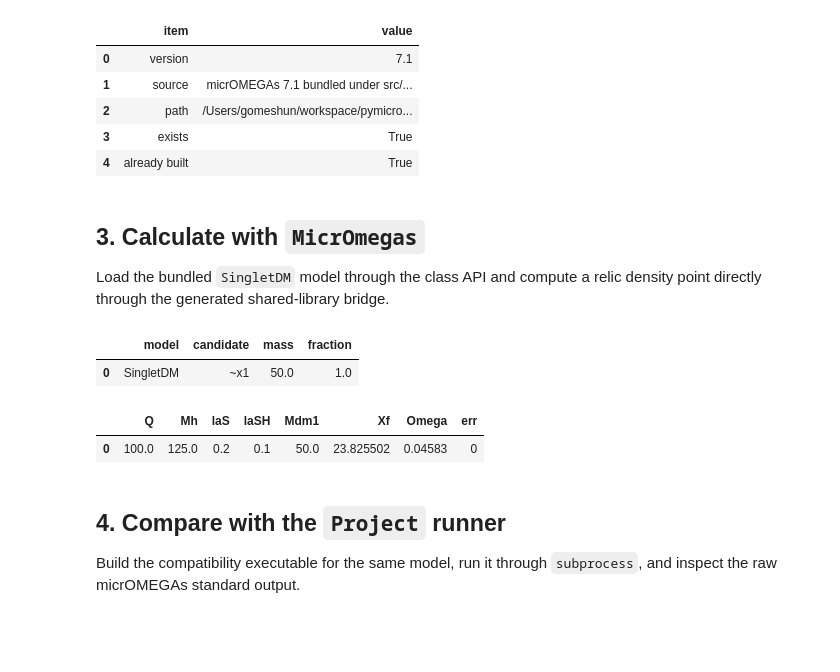
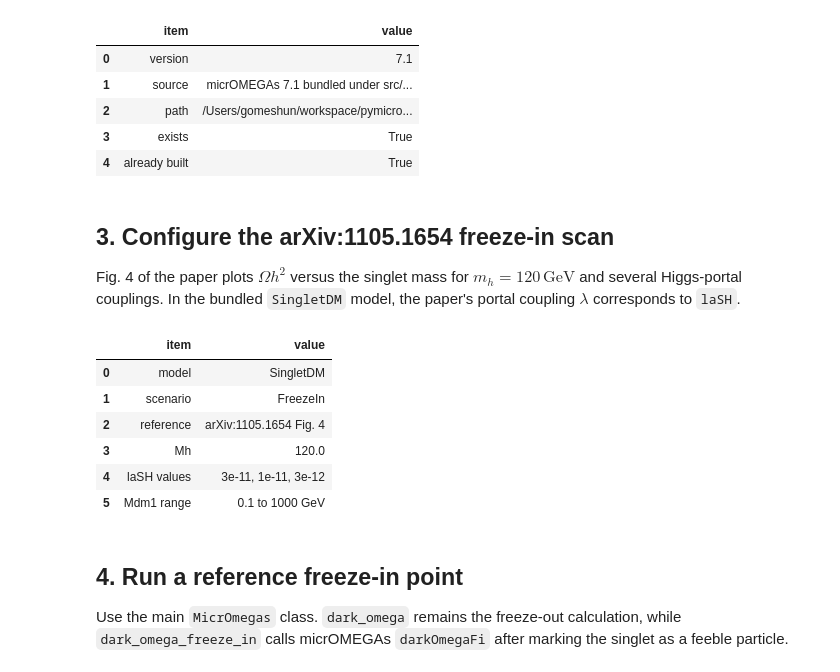
Before and after one commit to gomeshun/pymicromegas, a Jupyter notebook: notebooks/micromegas_demo.ipynb, the cells around one changed output. Cells and saved outputs as stored; diff of their text form; code cells hidden in the pictures; blank space fills up the shorter version.

```diff
--- a/notebooks/micromegas_demo.ipynb
+++ b/notebooks/micromegas_demo.ipynb
@@ -125,47 +125,51 @@ if not micromegas_dir.is_dir():
 | 3 | exists | True |
 | 4 | already built | True |
 # %% [markdown]
-## 3. Calculate with `MicrOmegas`
+## 3. Configure the arXiv:1105.1654 freeze-in scan
 
-Load the bundled `SingletDM` model through the class API and compute a relic density point directly through the generated shared-library bridge.
+Fig. 4 of the paper plots $\Omega h^2$ versus the singlet mass for $m_h = 120\,\mathrm{GeV}$ and several Higgs-portal couplings. In the bundled `SingletDM` model, the paper's portal coupling $\lambda$ corresponds to `laSH`.
 # %%
+import numpy as np
+
 MODEL_NAME = "SingletDM"
-PARAMETERS = {
+BASE_PARAMETERS = {
     "Q": 100.0,
-    "Mh": 125.0,
-    "laS": 0.2,
-    "laSH": 0.1,
-    "Mdm1": 50.0,
+    "Mh": 120.0,
+    "laS": 0.0,
 }
+LAMBDA_VALUES = [3e-11, 1e-11, 3e-12]
+MASS_GRID = np.geomspace(0.1, 1000.0, 36)
+WMAP7_OMEGA_H2 = 0.1123
+WMAP7_2SIGMA = (0.105, 0.119)
 
-model = MicrOmegas(MODEL_NAME)
-ctypes_result = model.dark_omega(PARAMETERS)
-
-candidate_name = model.lib.pymicromegas_cdm1().decode("UTF-8")
-candidate_mass = model.lib.pymicromegas_mcdm1()
-candidate_fraction = model.lib.pymicromegas_cdm_fraction(1)
-
-metadata_df = pd.DataFrame(
+scan_setup_df = pd.DataFrame(
     [
+        {"item": "model", "value": MODEL_NAME},
+        {"item": "scenario", "value": "FreezeIn"},
+        {"item": "reference", "value": "arXiv:1105.1654 Fig. 4"},
+        {"item": "Mh", "value": BASE_PARAMETERS["Mh"]},
         {
-            "model": MODEL_NAME,
-            "candidate": candidate_name,
-            "mass": candidate_mass,
-            "fraction": candidate_fraction,
-        }
+            "item": "laSH values",
+            "value": ", ".join(f"{value:.0e}" for value in LAMBDA_VALUES),
+        },
+        {
+            "item": "Mdm1 range",
+            "value": f"{MASS_GRID[0]:.1f} to {MASS_GRID[-1]:.0f} GeV",
+        },
     ]
 )
-result_df = pd.DataFrame([{**PARAMETERS, **ctypes_result}])
 
-display(metadata_df)
-display(result_df)
+display(scan_setup_df)
 # %% [output]
-|  | model | candidate | mass | fraction |
-| 0 | SingletDM | ~x1 | 50.0 | 1.0 |
+|  | item | value |
+| 0 | model | SingletDM |
+| 1 | scenario | FreezeIn |
+| 2 | reference | arXiv:1105.1654 Fig. 4 |
+| 3 | Mh | 120.0 |
+| 4 | laSH values | 3e-11, 1e-11, 3e-12 |
+| 5 | Mdm1 range | 0.1 to 1000 GeV |
-|  | Q | Mh | laS | laSH | Mdm1 | Xf | Omega | err |
-| 0 | 100.0 | 125.0 | 0.2 | 0.1 | 50.0 | 23.825502 | 0.04583 | 0 |
 # %% [markdown]
-## 4. Compare with the `Project` runner
+## 4. Run a reference freeze-in point
 
-Build the compatibility executable for the same model, run it through `subprocess`, and inspect the raw micrOMEGAs standard output.
+Use the main `MicrOmegas` class. `dark_omega` remains the freeze-out calculation, while `dark_omega_freeze_in` calls micrOMEGAs `darkOmegaFi` after marking the singlet as a feeble particle.
 # %%
```
Also changed, not shown: parts of 9 cells of this notebook, 1 other file.
